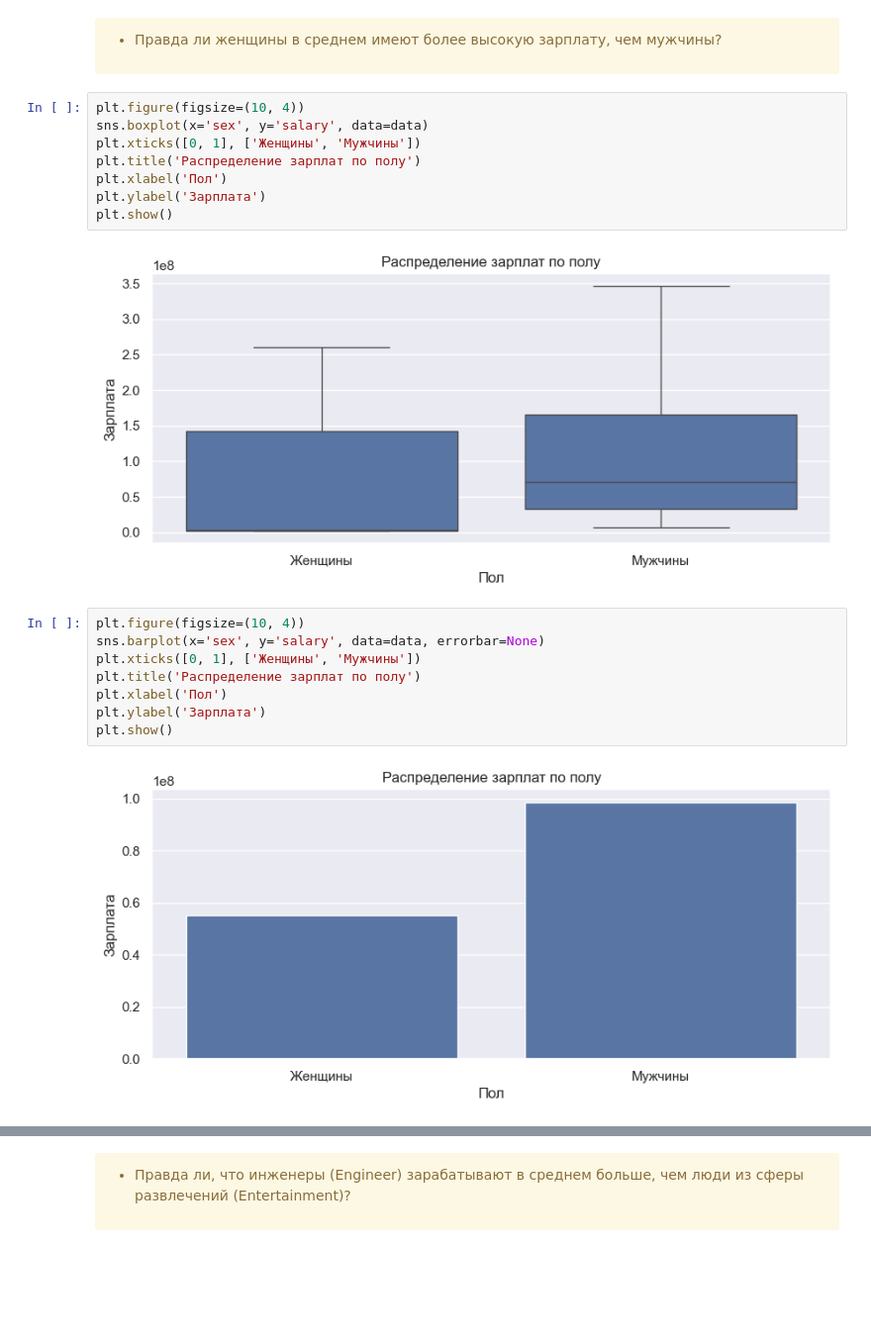
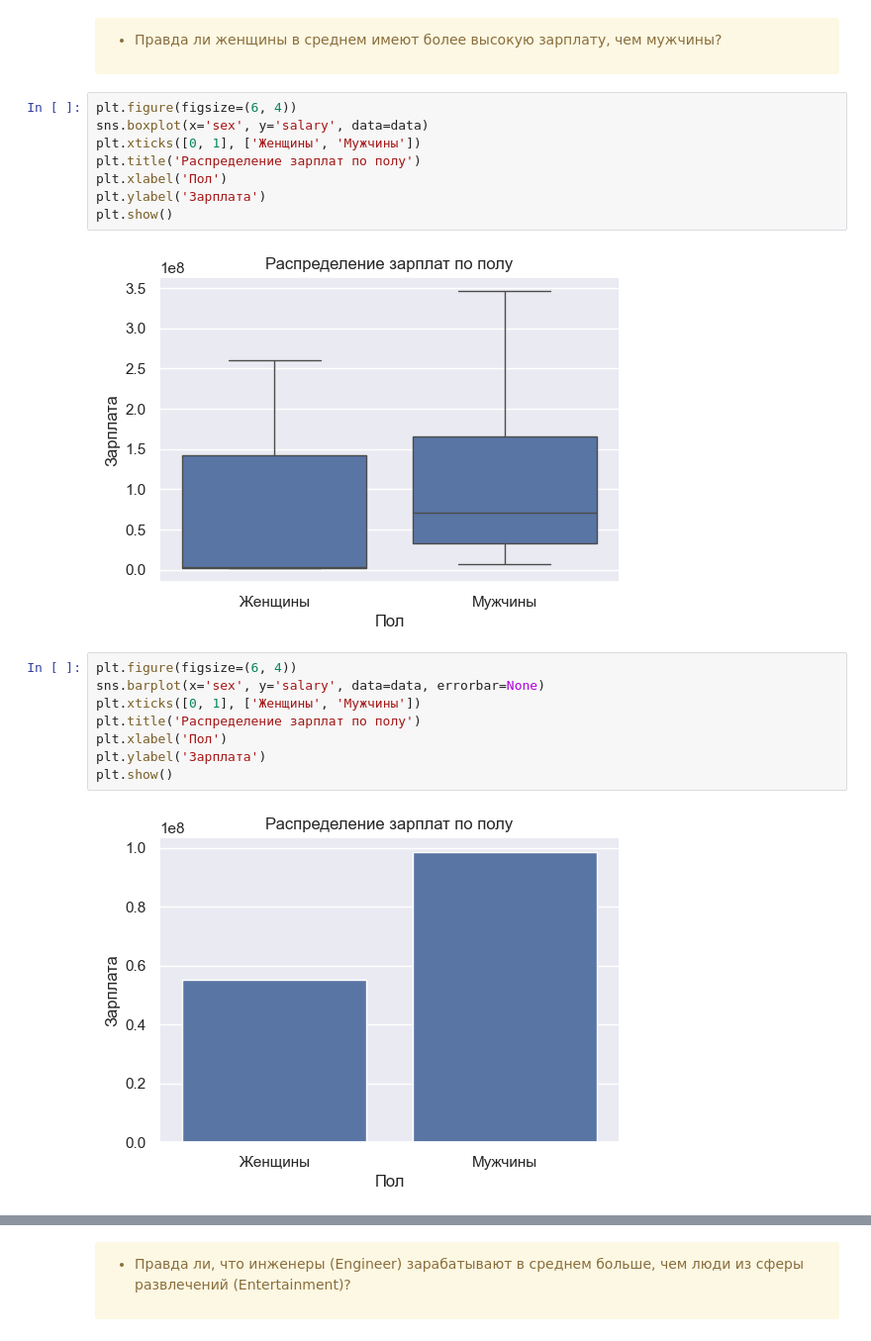
Before and after one commit to djpumauzb/Analyitics, a Jupyter notebook: A-B testing/lesson3/M3_HW.ipynb, the cells around one changed output, grey strips where cells are left out. Shown: that part at 99% size. Cells and saved outputs as stored; diff of their text form; blank space fills up the shorter version.

```diff
--- a/A-B testing/lesson3/M3_HW.ipynb
+++ b/A-B testing/lesson3/M3_HW.ipynb
@@ -203,17 +203,17 @@ dtype: int64
 
 * Правда ли женщины в среднем имеют более высокую зарплату, чем мужчины?
 # %%
-plt.figure(figsize=(10, 4))
+plt.figure(figsize=(6, 4))
 sns.boxplot(x='sex', y='salary', data=data)
 plt.xticks([0, 1], ['Женщины', 'Мужчины'])
 plt.title('Распределение зарплат по полу')
 plt.xlabel('Пол')
 plt.ylabel('Зарплата')
 plt.show()
 # %% [output]
-[figure, old version]
+[figure, new version]
 # %%
-plt.figure(figsize=(10, 4))
+plt.figure(figsize=(6, 4))
 sns.barplot(x='sex', y='salary', data=data, errorbar=None)
 plt.xticks([0, 1], ['Женщины', 'Мужчины'])
 plt.title('Распределение зарплат по полу')
@@ -221,4 +221,4 @@ plt.xlabel('Пол')
 plt.ylabel('Зарплата')
 plt.show()
 # %% [output]
-[figure, old version]
+[figure, new version]
```
Also changed, not shown: parts of 8 cells of this notebook.
